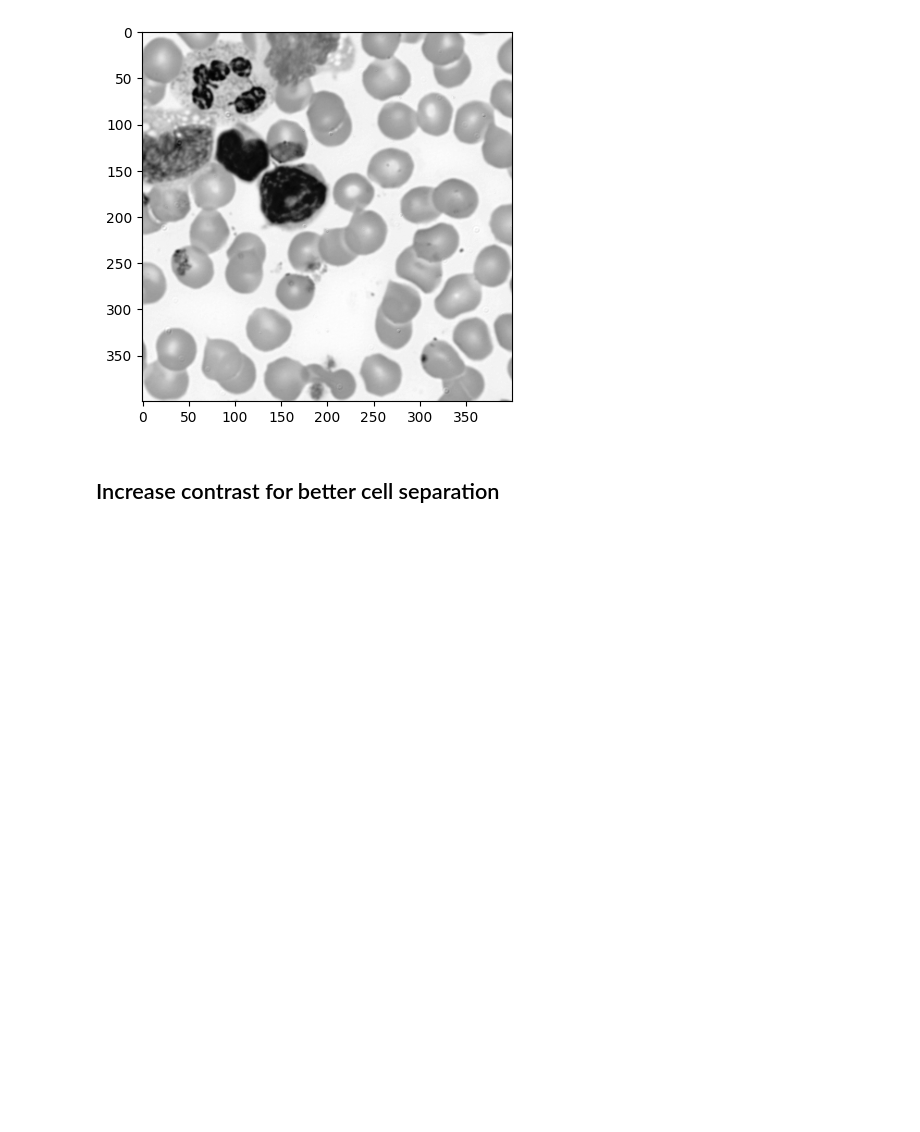
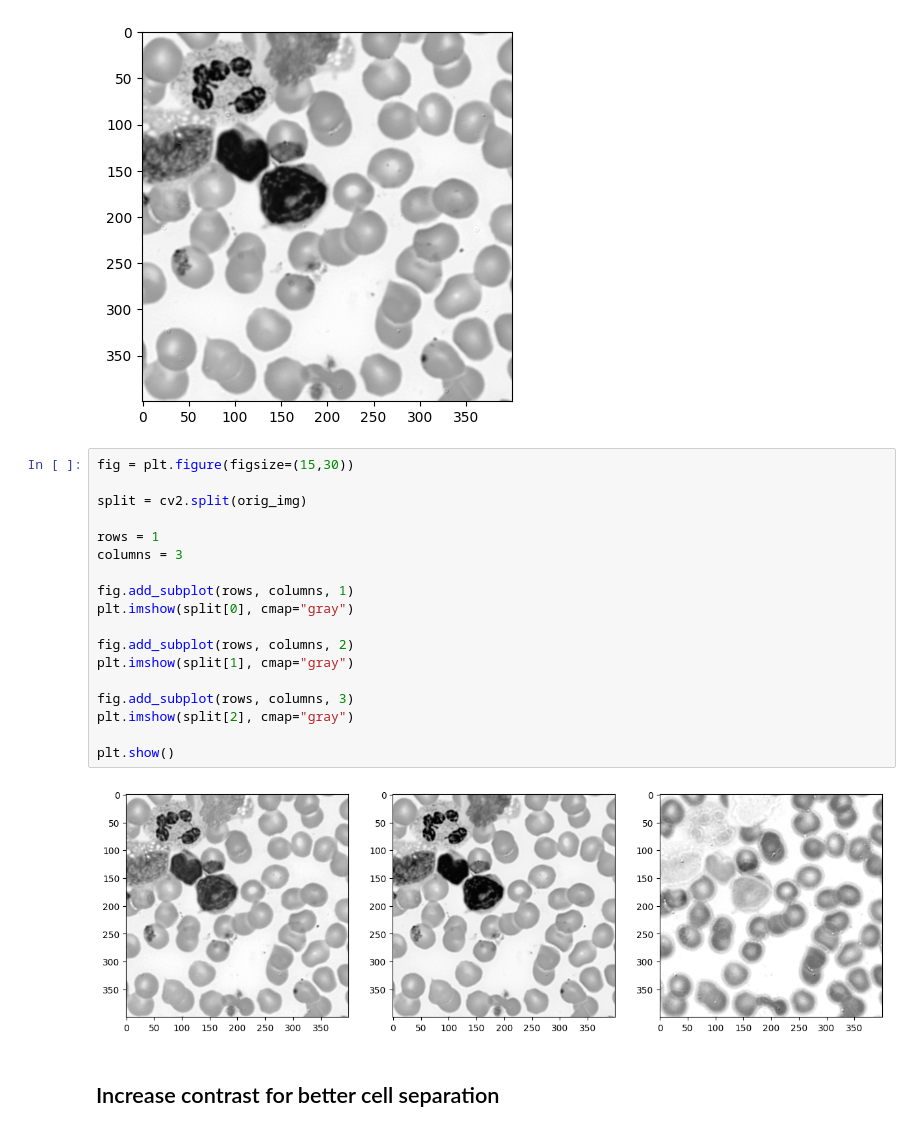
Before and after one commit to vktr274/computer-vision-thresholding, a Jupyter notebook: blood_cells.ipynb, the cells around one changed output. Drawn from its saved outputs; the diff is of its cells as text; blank space fills up the shorter version.

Commit message:
Add visualization

```diff
--- a/blood_cells.ipynb
+++ b/blood_cells.ipynb
@@ -19,6 +19,26 @@ plt.imshow(img, cmap="gray")
 # %% [output]
 <matplotlib.image.AxesImage at 0x...>
 [figure]
+# %%
+fig = plt.figure(figsize=(15,30))
+
+split = cv2.split(orig_img)
+
+rows = 1
+columns = 3
+
+fig.add_subplot(rows, columns, 1)
+plt.imshow(split[0], cmap="gray")
+
+fig.add_subplot(rows, columns, 2)
+plt.imshow(split[1], cmap="gray")
+
+fig.add_subplot(rows, columns, 3)
+plt.imshow(split[2], cmap="gray")
+
+plt.show()
+# %% [output]
+[figure, added]
 # %% [markdown]
 ## Increase contrast for better cell separation
 # %%
```
Also changed, not shown: parts of 2 cells of this notebook.
